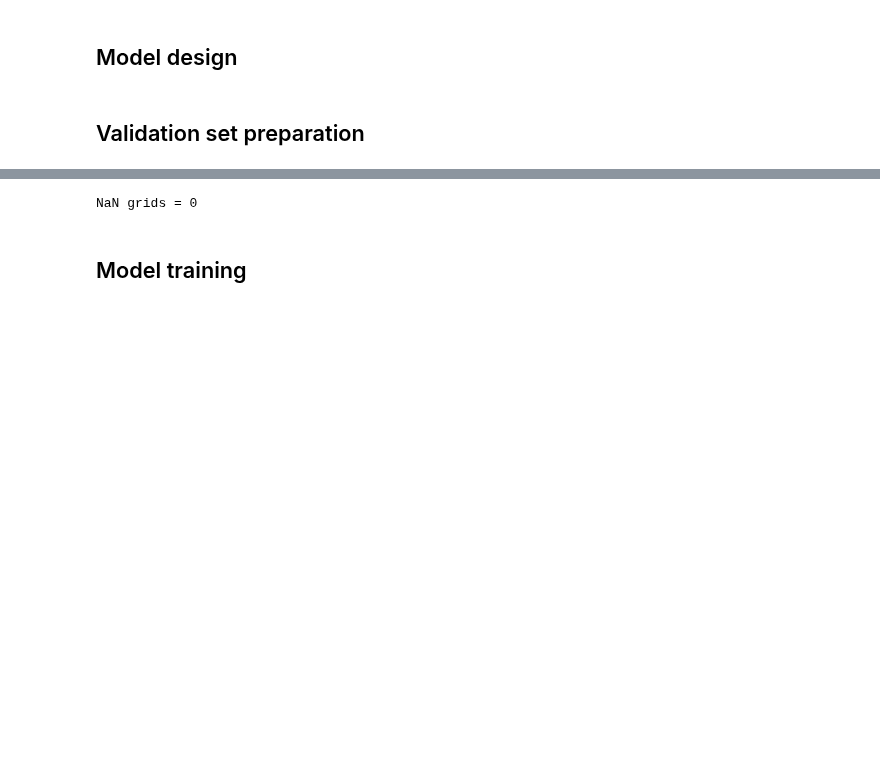
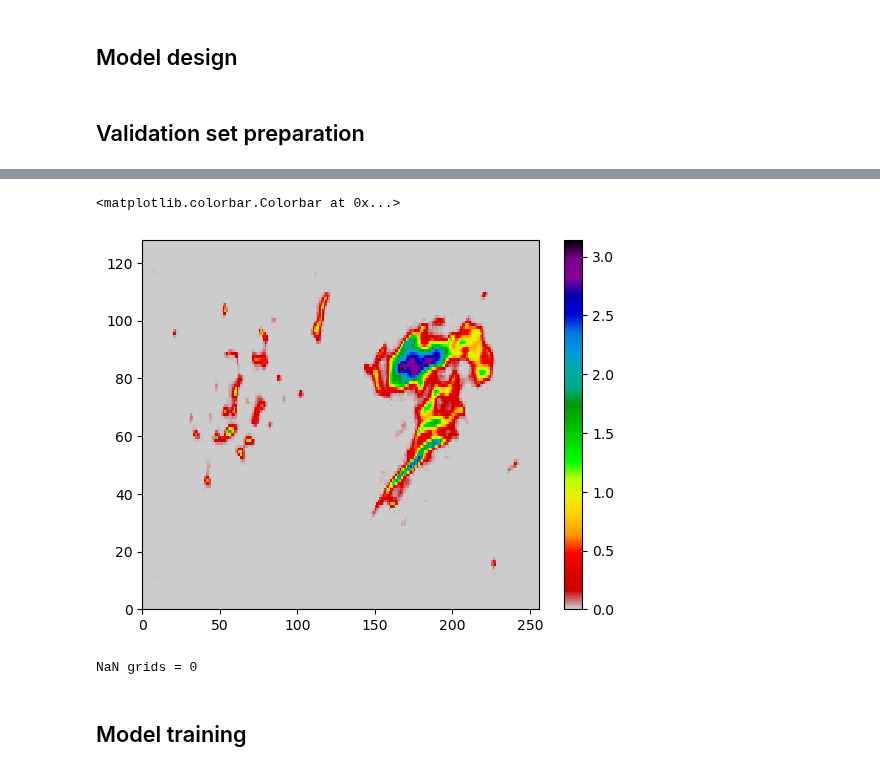
Before and after one commit to yingkaisha/MRMS_diffusion_bridge, a Jupyter notebook: CNN00_FINAL_VQ_VAE_025_dev.ipynb, the cells around one changed output, grey strips where cells are left out. Saved outputs shown, nothing was run; the diff lists cells and outputs as text; code cells hidden in the pictures; blank space fills up the shorter version.

```diff
--- a/CNN00_FINAL_VQ_VAE_025_dev.ipynb
+++ b/CNN00_FINAL_VQ_VAE_025_dev.ipynb
@@ -34,15 +34,15 @@ def precip_norm(x):
 # %% [markdown]
 ## Hyperparameters
 # %%
-filter_nums = [64, 96, 128] # number of convolution kernels per down-/upsampling layer
+filter_nums = [64, 128] # number of convolution kernels per down-/upsampling layer
 latent_dim = 8 # number of latent feature channels
 activation = 'relu' # activation function
 num_embeddings = 128 # number of the VQ codes
 
 input_size = (128, 256, 1) # size of MRMS input
-latent_size = (16, 32, latent_dim) # size of compressed latent features
+latent_size = (32, 64, latent_dim) # size of compressed latent features
 
-load_weights = False
+load_weights = True
 
 # location of the previous weights
 model_name_load = '/glade/work/ksha/GAN/models/VQ_VAE_025_{}_{}_L{}_N{}_{}_base'.format(
@@ -85,13 +85,6 @@ X = layers.Activation(activation)(X)
 X = mu.resblock_vqvae(X, 3, filter_nums[1], activation)
 X = mu.resblock_vqvae(X, 3, filter_nums[1], activation)
 
-X = layers.Conv2D(filter_nums[2], 3, strides=2, padding="same")(X)
-X = layers.BatchNormalization()(X)
-X = layers.Activation(activation)(X)
-
-X = mu.resblock_vqvae(X, 3, filter_nums[2], activation)
-X = mu.resblock_vqvae(X, 3, filter_nums[2], activation)
-
 encoder_out = layers.Conv2D(latent_dim, 1, padding="same")(X)
 
 # # --- VQ layer config --- #
@@ -107,16 +100,9 @@ decoder_in = keras.Input(shape=latent_size)
 
 X = decoder_in
 
-X = layers.Conv2D(filter_nums[2], 3, padding="same")(X)
+X = layers.Conv2D(filter_nums[1], 1, padding="same")(X)
 X = layers.BatchNormalization()(X)
 X = layers.Activation(activation)(X)
-
-X = layers.Conv2DTranspose(filter_nums[2], 3, strides=2, padding="same")(X)
-X = layers.BatchNormalization()(X)
-X = layers.Activation(activation)(X)
-
-X = mu.resblock_vqvae(X, 3, filter_nums[2], activation)
-X = mu.resblock_vqvae(X, 3, filter_nums[2], activation)
 
 X = layers.Conv2DTranspose(filter_nums[1], 3, strides=2, padding="same")(X)
 X = layers.BatchNormalization()(X)
@@ -132,7 +118,7 @@ X = layers.Activation(activation)(X)
 X = mu.resblock_vqvae(X, 3, filter_nums[0], activation)
 X = mu.resblock_vqvae(X, 3, filter_nums[0], activation)
 
-decoder_out = layers.Conv2D(latent_dim, 1, padding="same")(X)
+decoder_out = layers.Conv2D(1, 1, padding="same")(X)
 
 model_decoder = keras.Model(decoder_in, decoder_out)
 
@@ -149,8 +135,3 @@ model_vqvae = keras.Model(IN, OUT)
 
 # subclass to VAE training
 vqvae_trainer = vu.VQVAETrainer(model_vqvae, 1.0, latent_dim, num_embeddings)
-
-# load weights
-if load_weights:
-    W_old = mu.dummy_loader(model_name_load)
-    vqvae_trainer.vqvae.set_weights(W_old)
@@ -176,3 +162,9 @@ Y_valid[...] = np.nan
 
 for i, name in enumerate(filename_valid):
     Y_valid[i, ..., 0] = precip_norm(np.load(name))
+# %%
+model_ = vqvae_trainer.vqvae
+Y_pred = model_.predict(Y_valid)
+Y_pred[Y_pred<0] = 0
+record = du.mean_absolute_error(Y_valid, Y_pred)
+print('Initial validation loss: {}'.format(record))
@@ -179,3 +180,9 @@ for i, name in enumerate(filename_valid):
+# %%
+plt.pcolormesh(Y_pred[0, ..., 0], cmap=plt.cm.nipy_spectral_r)
+plt.colorbar()
+# %% [output]
+<matplotlib.colorbar.Colorbar at 0x...>
+[figure, added]
 # %%
 print('NaN grids = {}'.format(np.sum(np.isnan(Y_valid))))
 # %% [output]
```
Also changed, not shown: parts of 5 cells of this notebook, 1 other file.
